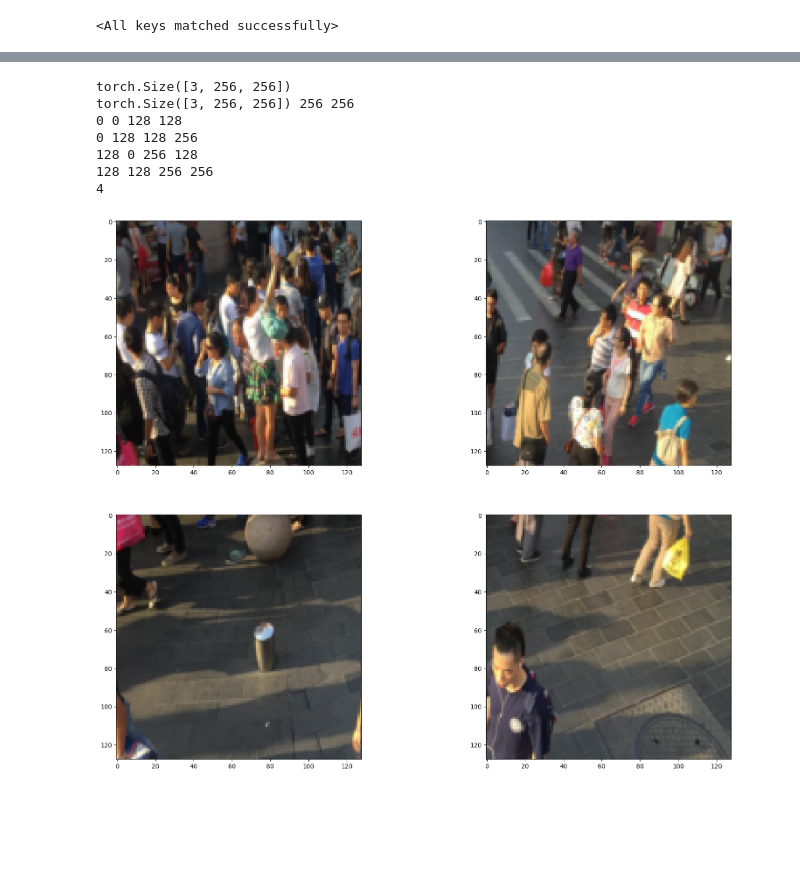
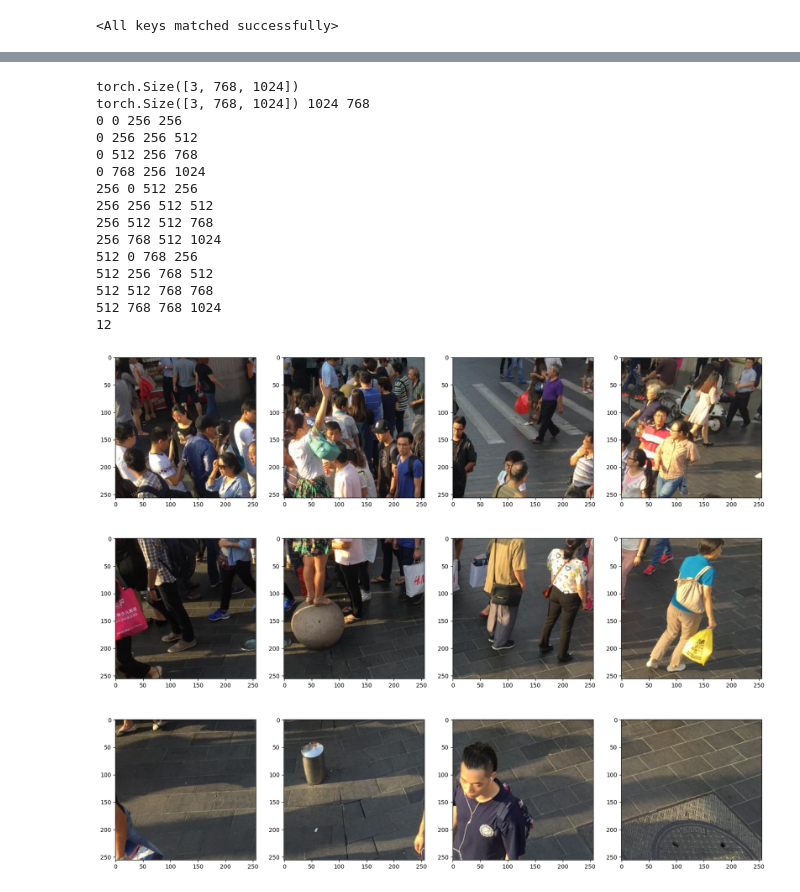
Before and after one commit to Howardzhangdqs/DenseCalc, a Jupyter notebook: step1.ipynb, the cells around one changed output, grey strips where cells are left out. Drawn from its saved outputs; the diff is of its cells as text; code cells hidden in the pictures; blank space fills up the shorter version.

```diff
--- a/step1.ipynb
+++ b/step1.ipynb
@@ -33,7 +36,7 @@ def crop_image(image: torch.Tensor, size: Tuple[int, int] = (256, 256)) -> List[
     if w % tw != 0:
         w = w + tw - w % tw
 
-    image = torch.nn.functional.pad(image, (0, w - image.shape[-1], 0, h - image.shape[-2]))
+    image = torch.nn.functional.pad(image, (0, w - image.shape[-1], 0, h - image.shape[-2]), value=-1)
 
     print(image.shape, w, h)
 
@@ -66,23 +69,31 @@ torch.Size([3, 256, 256])
 # %%
-cropped_images, cropped_wh = crop_image(img, size=(128, 128))
+cropped_images, cropped_wh = crop_image(img, size=(256, 256))
 
 # 展示裁剪后的图片
 
 fig, axs = plt.subplots(cropped_wh[1], cropped_wh[0], figsize=(20, 16))
 axs = axs.flatten()
 
 print(len(cropped_images))
 
 for i, cropped_image in enumerate(cropped_images):
     axs[i].imshow(inverse_transform(cropped_image).permute(1, 2, 0))
 
 plt.show()
 # %% [output]
-torch.Size([3, 256, 256])
-torch.Size([3, 256, 256]) 256 256
-0 0 128 128
-0 128 128 256
-128 0 256 128
-128 128 256 256
-4
+torch.Size([3, 768, 1024])
+torch.Size([3, 768, 1024]) 1024 768
+0 0 256 256
+0 256 256 512
+0 512 256 768
+0 768 256 1024
+256 0 512 256
+256 256 512 512
+256 512 512 768
+256 768 512 1024
+512 0 768 256
+512 256 768 512
+512 512 768 768
+512 768 768 1024
+12
-[figure, old version]
+[figure, new version]
```
Also changed, not shown: parts of 4 cells of this notebook.
